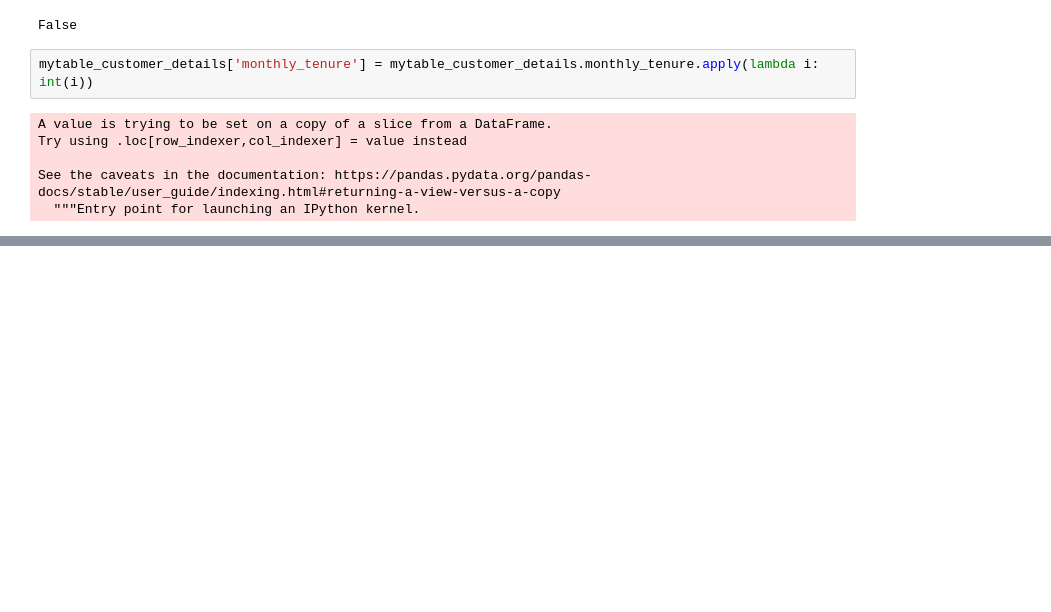
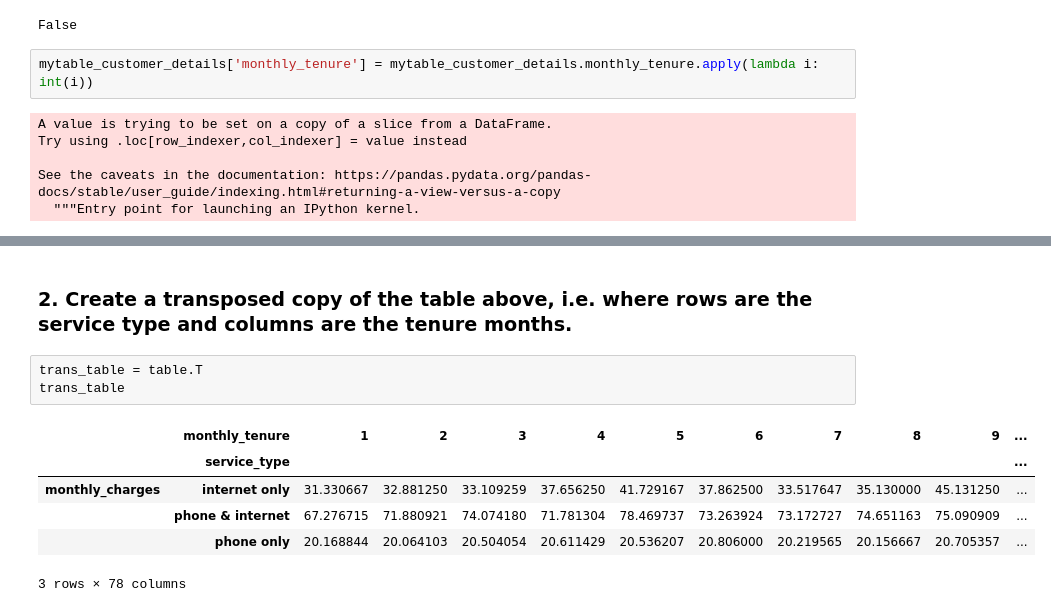
Before and after one commit to Yongliang-Shi/numpy-pandas-visualization-exercises, a Jupyter notebook: spreadsheets_exercises.ipynb, the cells around one changed output, grey strips where cells are left out. Cells and saved outputs as stored; diff of their text form; blank space fills up the shorter version.

```diff
--- a/spreadsheets_exercises.ipynb
+++ b/spreadsheets_exercises.ipynb
@@ -880,0 +936,12 @@ table
+# %% [markdown]
+### 2. Create a transposed copy of the table above, i.e. where rows are the service type and columns are the tenure months.
+# %%
+trans_table = table.T
+trans_table
+# %% [output]
+|  | monthly_tenure | 1 | 2 | 3 | 4 | 5 | 6 | 7 | 8 | 9 | ... |
+|  | service_type |  |  |  |  |  |  |  |  |  | ... |
+| monthly_charges | internet only | 31.330667 | 32.881250 | 33.109259 | 37.656250 | 41.729167 | 37.862500 | 33.517647 | 35.130000 | 45.131250 | ... |
+|  | phone & internet | 67.276715 | 71.880921 | 74.074180 | 71.781304 | 78.469737 | 73.263924 | 73.172727 | 74.651163 | 75.090909 | ... |
+|  | phone only | 20.168844 | 20.064103 | 20.504054 | 20.611429 | 20.536207 | 20.806000 | 20.219565 | 20.156667 | 20.705357 | ... |
+3 rows × 78 columns
```
Also changed, not shown: parts of 14 cells of this notebook.
